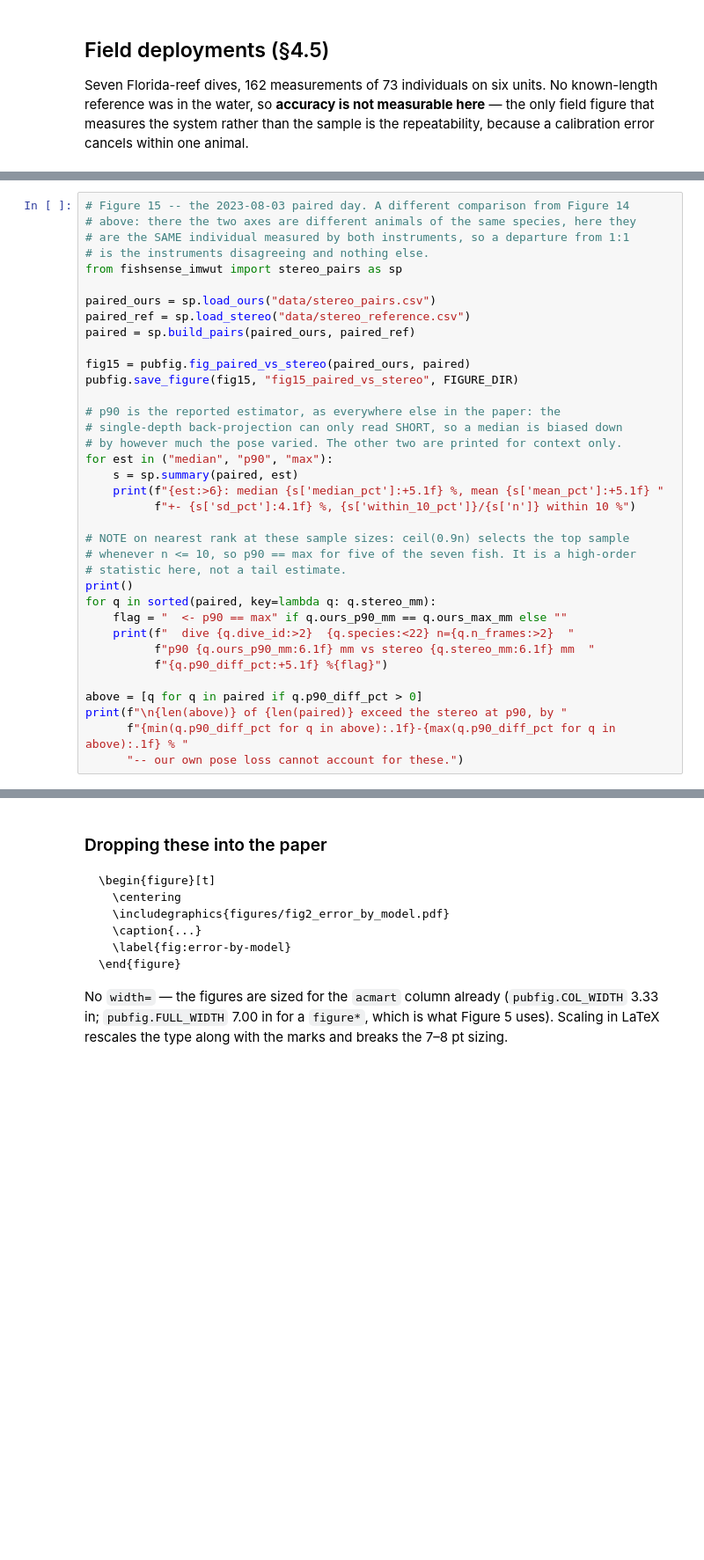
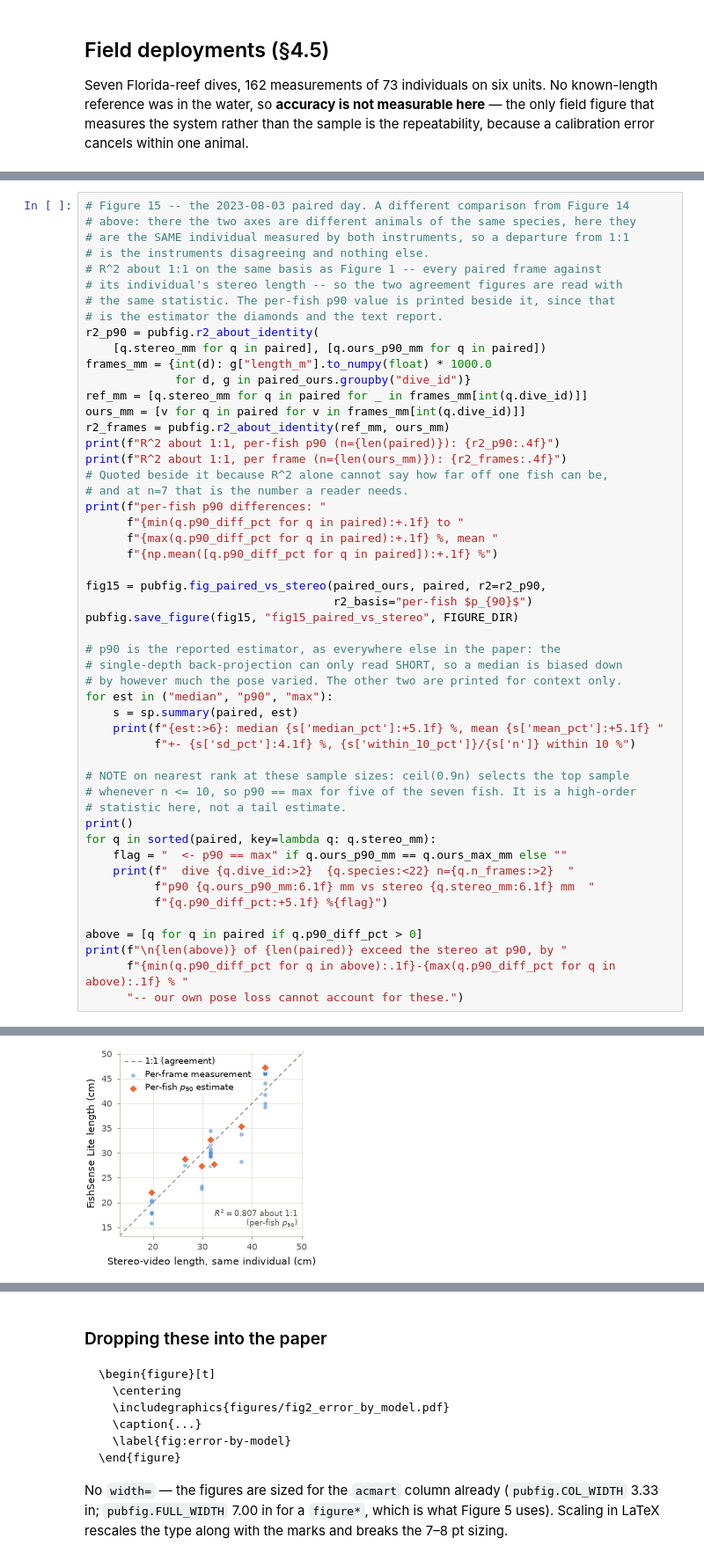
Before and after one commit to UCSD-E4E/imwut_2026_fishsense_lite, a Jupyter notebook: fish_model_analysis/fish_model_measurements.ipynb, the cells around one changed output, grey strips where cells are left out. Shown at 88% size. Drawn from its saved outputs; the diff is of its cells as text; blank space fills up the shorter version.

```diff
--- a/fish_model_analysis/fish_model_measurements.ipynb
+++ b/fish_model_analysis/fish_model_measurements.ipynb
@@ -999,13 +1073,28 @@ for k in sorted(set(ours) & set(theirs)):
 # above: there the two axes are different animals of the same species, here they
 # are the SAME individual measured by both instruments, so a departure from 1:1
 # is the instruments disagreeing and nothing else.
-from fishsense_imwut import stereo_pairs as sp
+# R^2 about 1:1 on the same basis as Figure 1 -- every paired frame against
+# its individual's stereo length -- so the two agreement figures are read with
+# the same statistic. The per-fish p90 value is printed beside it, since that
+# is the estimator the diamonds and the text report.
+r2_p90 = pubfig.r2_about_identity(
+    [q.stereo_mm for q in paired], [q.ours_p90_mm for q in paired])
+frames_mm = {int(d): g["length_m"].to_numpy(float) * 1000.0
+             for d, g in paired_ours.groupby("dive_id")}
+ref_mm = [q.stereo_mm for q in paired for _ in frames_mm[int(q.dive_id)]]
+ours_mm = [v for q in paired for v in frames_mm[int(q.dive_id)]]
+r2_frames = pubfig.r2_about_identity(ref_mm, ours_mm)
+print(f"R^2 about 1:1, per-fish p90 (n={len(paired)}): {r2_p90:.4f}")
+print(f"R^2 about 1:1, per frame (n={len(ours_mm)}): {r2_frames:.4f}")
+# Quoted beside it because R^2 alone cannot say how far off one fish can be,
+# and at n=7 that is the number a reader needs.
+print(f"per-fish p90 differences: "
+      f"{min(q.p90_diff_pct for q in paired):+.1f} to "
+      f"{max(q.p90_diff_pct for q in paired):+.1f} %, mean "
+      f"{np.mean([q.p90_diff_pct for q in paired]):+.1f} %")
 
-paired_ours = sp.load_ours("data/stereo_pairs.csv")
-paired_ref = sp.load_stereo("data/stereo_reference.csv")
-paired = sp.build_pairs(paired_ours, paired_ref)
-
-fig15 = pubfig.fig_paired_vs_stereo(paired_ours, paired)
+fig15 = pubfig.fig_paired_vs_stereo(paired_ours, paired, r2=r2_p90,
+                                    r2_basis="per-fish $p_{90}$")
 pubfig.save_figure(fig15, "fig15_paired_vs_stereo", FIGURE_DIR)
 
 # p90 is the reported estimator, as everywhere else in the paper: the
@@ -1030,3 +1119,4 @@ above = [q for q in paired if q.p90_diff_pct > 0]
 print(f"\n{len(above)} of {len(paired)} exceed the stereo at p90, by "
       f"{min(q.p90_diff_pct for q in above):.1f}-{max(q.p90_diff_pct for q in above):.1f} % "
       "-- our own pose loss cannot account for these.")
+# %% [output]
@@ -1033,3 +1139,4 @@ print(f"\n{len(above)} of {len(paired)} exceed the stereo at p90, by "
+[figure, added]
 # %%
 for path in sorted(FIGURE_DIR.glob("*.pdf")):
     print(path)
```
Also changed, not shown: parts of 25 cells of this notebook, 44 other files.
